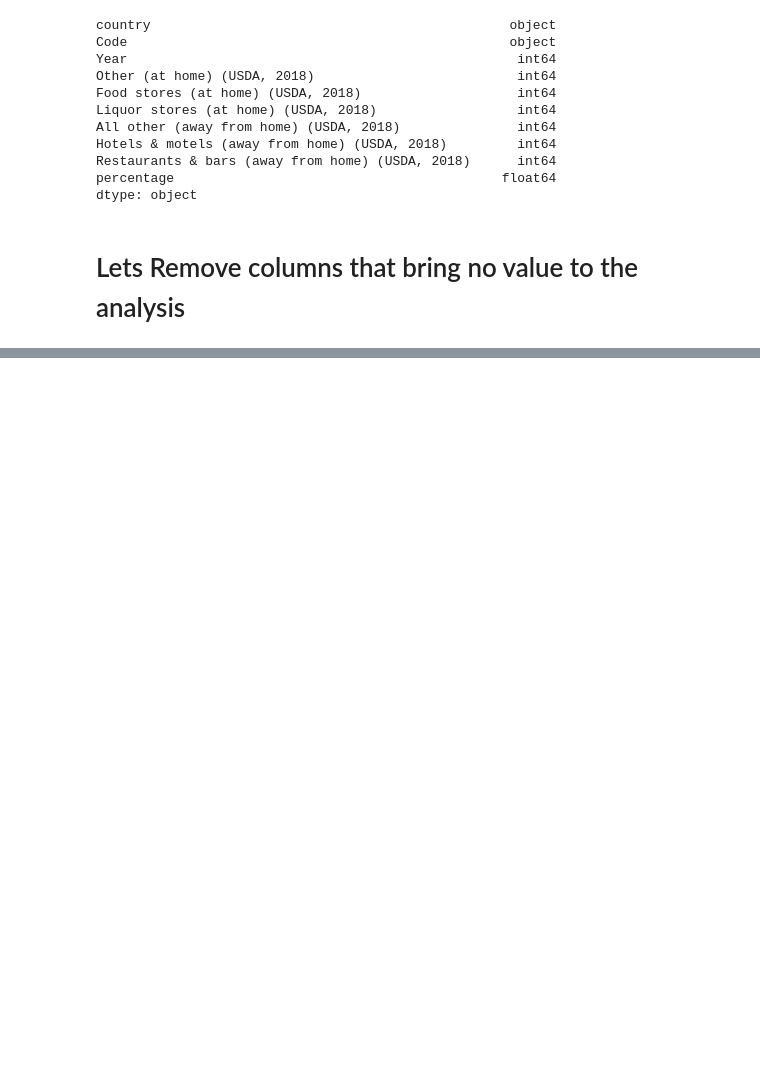
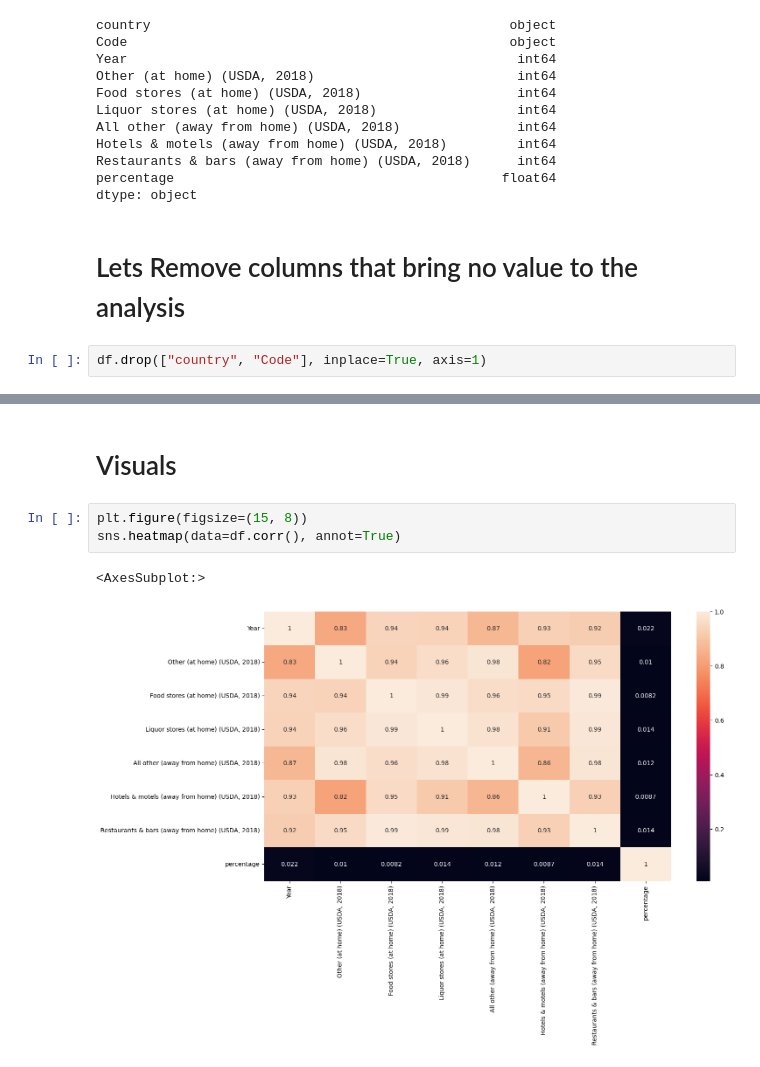
Before and after one commit to MaukanMir/Alchool-Expenditure-Classification, a Jupyter notebook: training.ipynb, the cells around one changed output, grey strips where cells are left out. Saved outputs shown, nothing was run; the diff lists cells and outputs as text; blank space fills up the shorter version.

```diff
--- a/training.ipynb
+++ b/training.ipynb
@@ -83,3 +83,5 @@ percentage                                          float64
 dtype: object
 # %% [markdown]
 # Lets Remove columns that bring no value to the analysis
+# %%
+df.drop(["country", "Code"], inplace=True, axis=1)
@@ -85,0 +100,8 @@ dtype: object
+# %% [markdown]
+# Visuals
+# %%
+plt.figure(figsize=(15, 8))
+sns.heatmap(data=df.corr(), annot=True)
+# %% [output]
+<AxesSubplot:>
+[figure, added]
```
Also changed, not shown: parts of 1 cell of this notebook.
